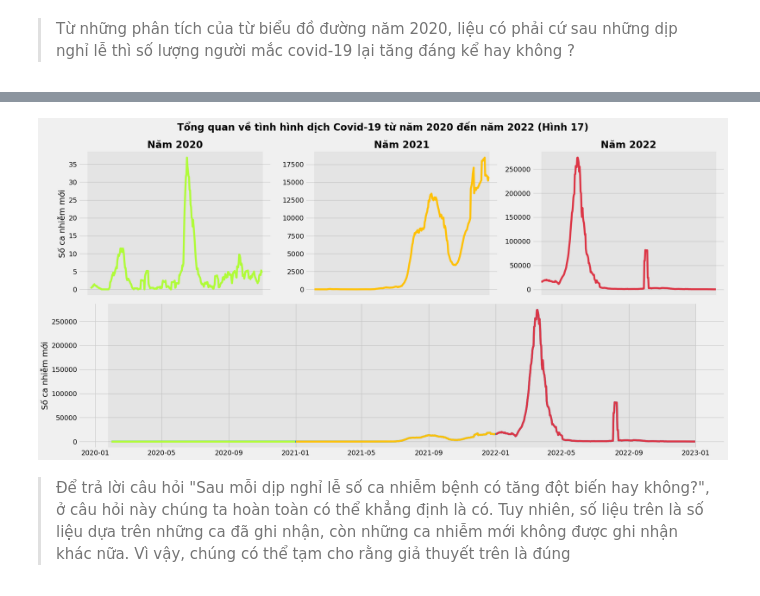
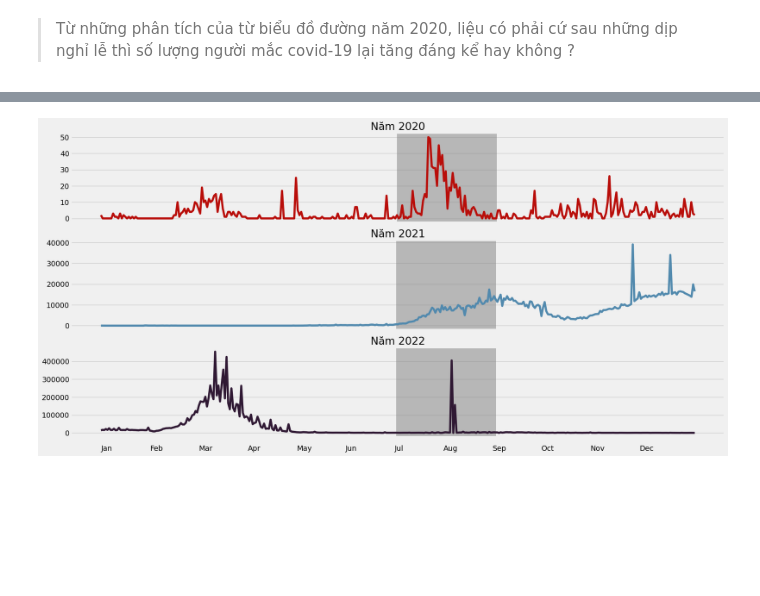
Before and after one commit to manh0387/BTL_LapTrinhAI, a Jupyter notebook: data_analyst.ipynb, the cells around one changed output, grey strips where cells are left out. Drawn from its saved outputs; the diff is of its cells as text; code cells hidden in the pictures; blank space fills up the shorter version.

```diff
--- a/data_analyst.ipynb
+++ b/data_analyst.ipynb
@@ -607,0 +591,6 @@ Sau giai đoạn trên (vùng bôi bỏ) hình 16 thì sẽ còn rất nhiều d
+# %%
+in_2021 = (vn_covid.index >= '2021-01-01') & (vn_covid.index <= '2021-12-31')
+
+vn_covid_2021 = vn_covid[in_2021]
+
+vn_covid_2021.head()
@@ -607,0 +607,5 @@ Sau giai đoạn trên (vùng bôi bỏ) hình 16 thì sẽ còn rất nhiều d
+# %%
+in_2022 = (vn_covid.index >= '2022-01-01') & (vn_covid.index <= '2022-12-31')
+vn_covid_2022 = vn_covid[in_2022]
+
+vn_covid_2022.head()
@@ -614,44 +668,25 @@ print(dt.datetime(2022, 12, 31) - dt.datetime(1970, 1, 1))
-# %%
-new_cases_all = vn_covid['new_cases'].rolling(7).mean() / 1e5
-new_cases_all = new_cases_all[new_cases_all.index <= '2022-12-31']
-in_2020 = (new_cases_all.index >= '2020-01-01') & (new_cases_all.index <= '2020-12-31')
-in_2021 = (new_cases_all.index >= '2021-01-01') & (new_cases_all.index <= '2021-12-31')
-in_2022 = (new_cases_all.index >= '2022-01-01') & (new_cases_all.index <= '2022-12-31')
-new_cases_2020 = new_cases_all[in_2020]
-new_cases_2021 = new_cases_all[in_2021]
-new_cases_2022 = new_cases_all[in_2022]
-ax1 = plt.subplot(2, 3, 1)
-ax1.plot(new_cases_2020.index, new_cases_2020*1e5, color='#B0FC38')
-ax1.set_xticks([])
-ax1.set_title("Năm 2020", weight='bold')
-ax1.set_ylabel("Số ca nhiễm mới")
-ax1.axvspan(xmin=18286, xmax=18627, ymin=0, alpha=0.1, color='gray')
-
-ax2 = plt.subplot(2, 3, 2)
-ax2.plot(new_cases_2021.index, new_cases_2021*1e5, color="#ffc107")
-ax2.set_xticks([])
-ax2.set_title("Năm 2021", weight='bold')
-ax2.axvspan(xmin=18628, xmax=18992, ymin=0, alpha=0.1, color='gray')
-
-ax3 = plt.subplot(2, 3, 3)
-ax3.plot(new_cases_2022.index, new_cases_2022*1e5, color="#dc3545")
-ax3.set_xticks([])
-ax3.set_title("Năm 2022", weight='bold')
-ax3.axvspan(xmin=18993, xmax=19357, ymin=0, alpha=0.1, color='gray')
-
-ax4 = plt.subplot(2, 1, 2)
-ax4.plot(new_cases_all.index, new_cases_all*1e5)
-ax4.plot(new_cases_2020.index, new_cases_2020*1e5, color='#B0FC38')
-ax4.plot(new_cases_2021.index, new_cases_2021*1e5, color="#ffc107")
-ax4.plot(new_cases_2022.index, new_cases_2022*1e5, color="#dc3545")
-ax4.set_ylabel("Số ca nhiễm mới")
-plt.suptitle("Tổng quan về tình hình dịch Covid-19 từ năm 2020 đến năm 2022 (Hình 17)", fontsize=20, weight='bold')
-plt.axvspan(xmin=18286, xmax=19357, ymin=0, alpha=0.1, color='gray')
-
-plt.tight_layout()
-
-plt.show()
-# %% [output]
-[figure, removed]
-# %% [markdown]
-> Để trả lời câu hỏi "Sau mỗi dịp nghỉ lễ số ca nhiễm bệnh có tăng đột biến hay không?", ở câu hỏi này chúng ta hoàn toàn có thể khẳng định là có. Tuy nhiên, số liệu trên là số liệu dựa trên những ca đã ghi nhận, còn những ca nhiễm mới không được ghi nhận khác nữa. Vì vậy, chúng có thể tạm cho rằng giả thuyết trên là đúng
+# %%
+ax1 = plt.subplot(3, 1, 1)
+ax1.plot(vn_covid_2020.index, vn_covid_2020.new_cases, color='#B90E0A')
+ax1.set_xticks([])
+ax1.axvspan(xmin=18456, xmax=18513, ymin=0, alpha=0.5, color='gray')
+ax1.set_title("Năm 2020")
+ax2 = plt.subplot(3, 1, 2)
+ax2.plot(vn_covid_2021.index, vn_covid_2021.new_cases, color='#528AAE')
+ax2.set_xticks([])
+ax2.axvspan(xmin=18809, xmax=18870, ymin=0, alpha=0.5, color='gray')
+ax2.set_title("Năm 2021")
+
+ax3 = plt.subplot(3, 1, 3)
+ax3.plot(vn_covid_2022.index, vn_covid_2022.new_cases, color='#301934')
+ax3.axvspan(xmin=19174, xmax=19235, ymin=0, alpha=0.5, color='gray')
+ax3.set_title("Năm 2022")
+ax3.set_xticks([])
+labels = ['Jan', 'Feb', 'Mar', 'Apr', 'May', 'Jun', 'Jul', 'Aug', 'Sep', 'Oct', 'Nov', 'Dec']
+step = 0
+for m in labels:
+    ax3.text(18993 + step, -1e5, m)
+    step += 30
+plt.show()
+# %% [output]
+[figure, added]
```
Also changed, not shown: parts of 16 cells of this notebook.
